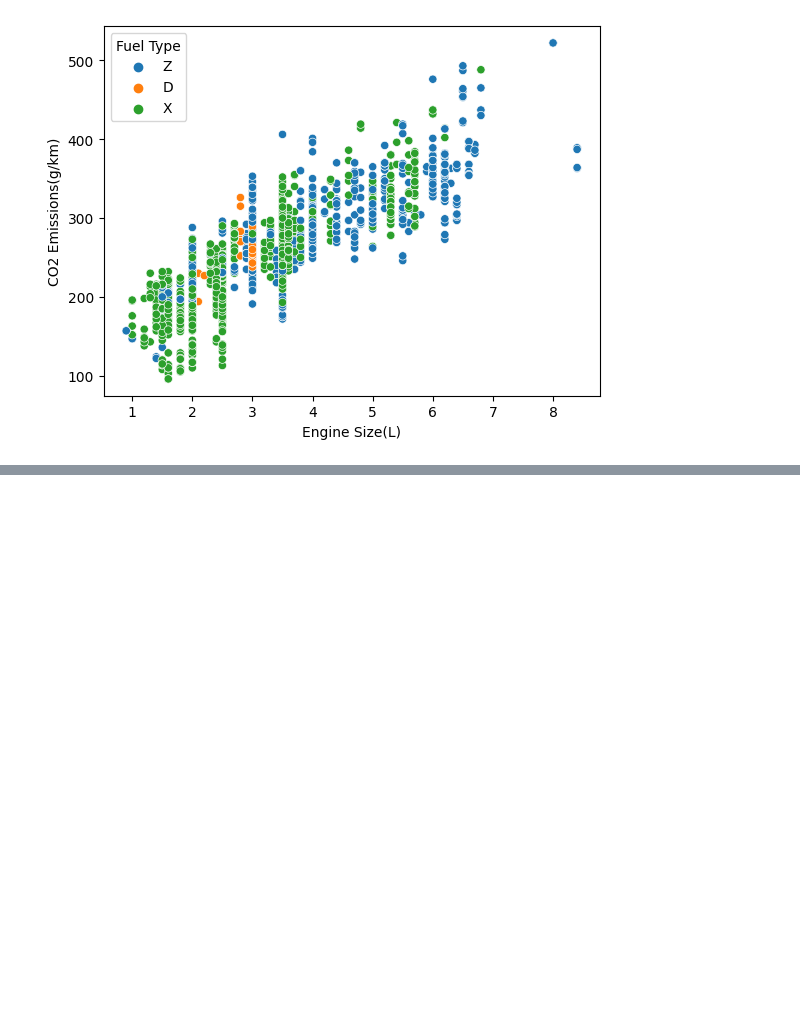
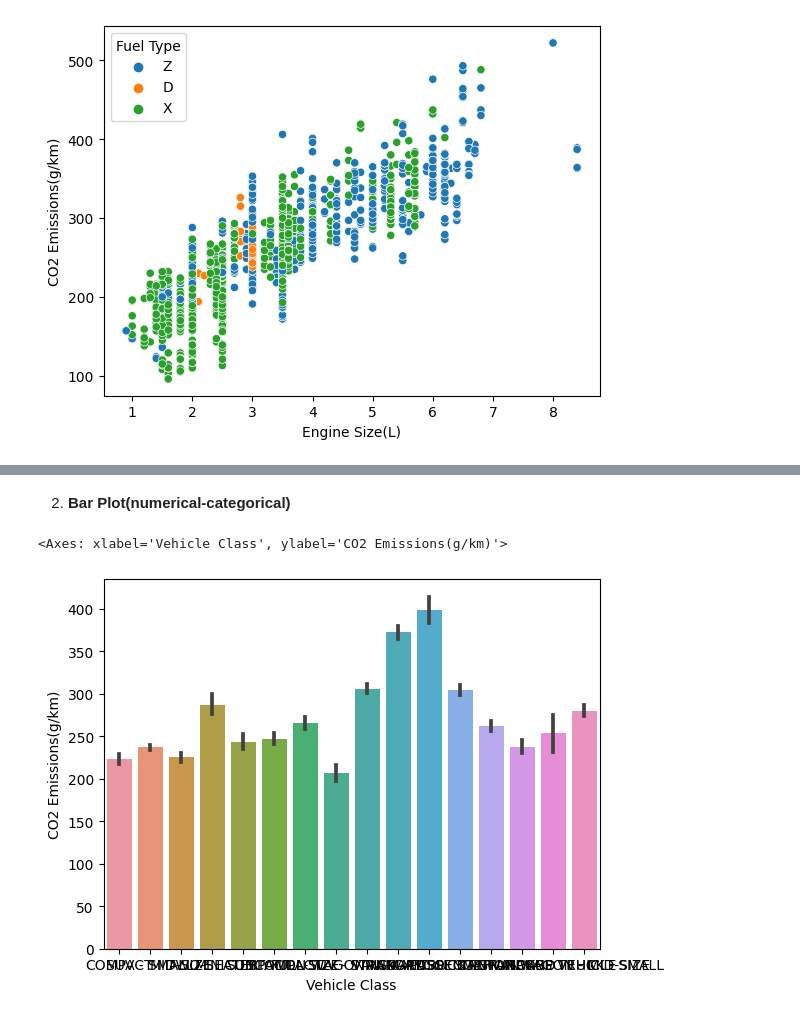
Before and after one commit to shivam188132/100days_ml, a Jupyter notebook: mlplayground.ipynb, the cells around one changed output, grey strips where cells are left out. Saved outputs shown, nothing was run; the diff lists cells and outputs as text; code cells hidden in the pictures; blank space fills up the shorter version.

```diff
--- a/mlplayground.ipynb
+++ b/mlplayground.ipynb
@@ -509,0 +519,7 @@ sns.scatterplot(x='Engine Size(L)', y='CO2 Emissions(g/km)', hue='Fuel Type', da
+# %% [markdown]
+2. **Bar Plot(numerical-categorical)**
+# %%
+sns.barplot(x='Vehicle Class', y='CO2 Emissions(g/km)', data=cleaned_df)
+# %% [output]
+<Axes: xlabel='Vehicle Class', ylabel='CO2 Emissions(g/km)'>
+[figure, added]
```
Also changed, not shown: parts of 7 cells of this notebook.
